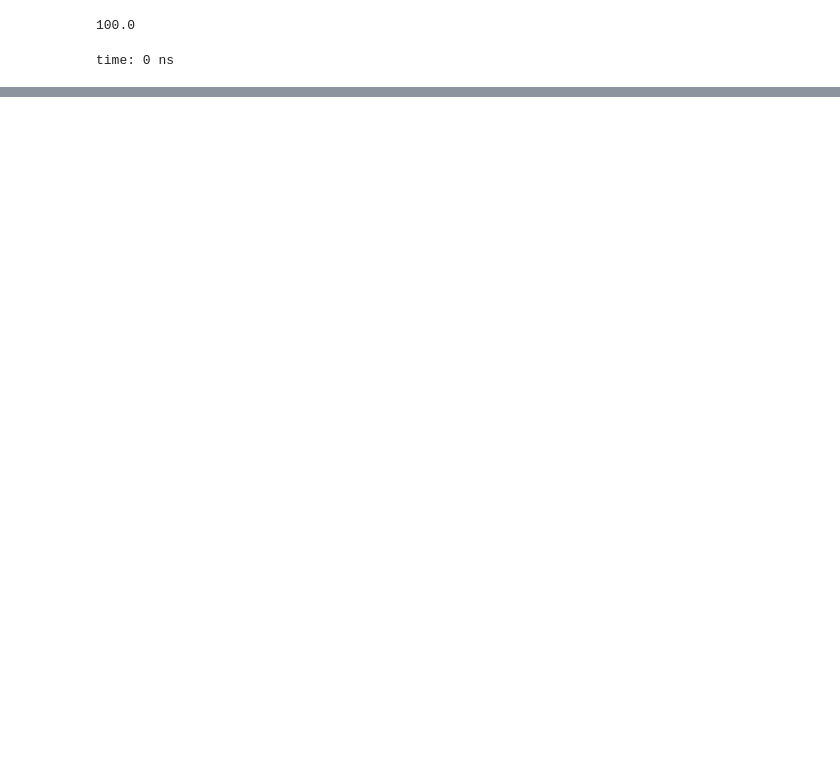
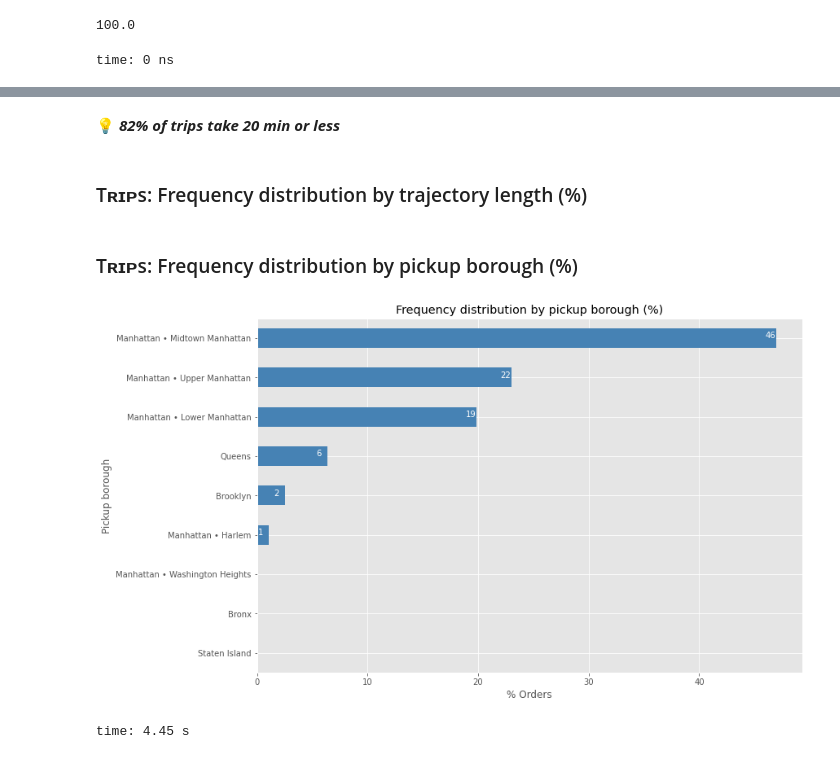
Before and after one commit to isis-santos-costa/99_Challenge, a Jupyter notebook: 99__EDA.ipynb, the cells around one changed output, grey strips where cells are left out. Saved outputs shown, nothing was run; the diff lists cells and outputs as text; code cells hidden in the pictures; blank space fills up the shorter version.

```diff
--- a/99__EDA.ipynb
+++ b/99__EDA.ipynb
@@ -1116,0 +1194,45 @@ time: 0 ns
+# %% [markdown]
+💡 <b><i> 82% of trips take 20 min or less</i></b>
+# %% [markdown]
+### Tʀɪᴘs: Frequency distribution by trajectory length (%)
+# %%
+## Distribution %
+
+orders_by_distance = 100 * df['distance_class'].value_counts() / (df['distance_class'].count())
+
+orders_by_distance.sort_values(ascending=True, inplace=True)
+orders_by_distance.plot(kind='barh', figsize=(12, 8), color='steelblue')
+plt.xlabel('% Orders')
+plt.ylabel('Distance (miles)')
+plt.title('Frequency distribution by distance (%)')
+
+for i, value in enumerate(orders_by_distance):
+    label = format(int(value), ',') # format int with commas
+
+    # place text at the end of bar (subtracting 1% from x, and 0 from y to make it fit within the bar)
+    plt.annotate(label, xy=(value - 1, i - 0), color='white')
+
+plt.show()
+# %% [markdown]
+### Tʀɪᴘs: Frequency distribution by pickup borough (%)
+# %%
+## Distribution %
+
+orders_by_pickup_borough = 100 * df['pickup_borough'].value_counts() / (df['pickup_borough'].count())
+
+orders_by_pickup_borough.sort_values(ascending=True, inplace=True)
+orders_by_pickup_borough.plot(kind='barh', figsize=(12, 8), color='steelblue')
+plt.xlabel('% Orders')
+plt.ylabel('Pickup borough')
+plt.title('Frequency distribution by pickup borough (%)')
+
+for i, value in enumerate(orders_by_pickup_borough):
+    label = format(int(value), ',') # format int with commas
+
+    # place text at the end of bar (subtracting 1% from x, and 0 from y to make it fit within the bar)
+    plt.annotate(label, xy=(value - 1, i - 0), color='white')
+
+plt.show()
+# %% [output]
+[figure, added]
+time: 4.45 s
```
Also changed, not shown: parts of 95 cells of this notebook.
